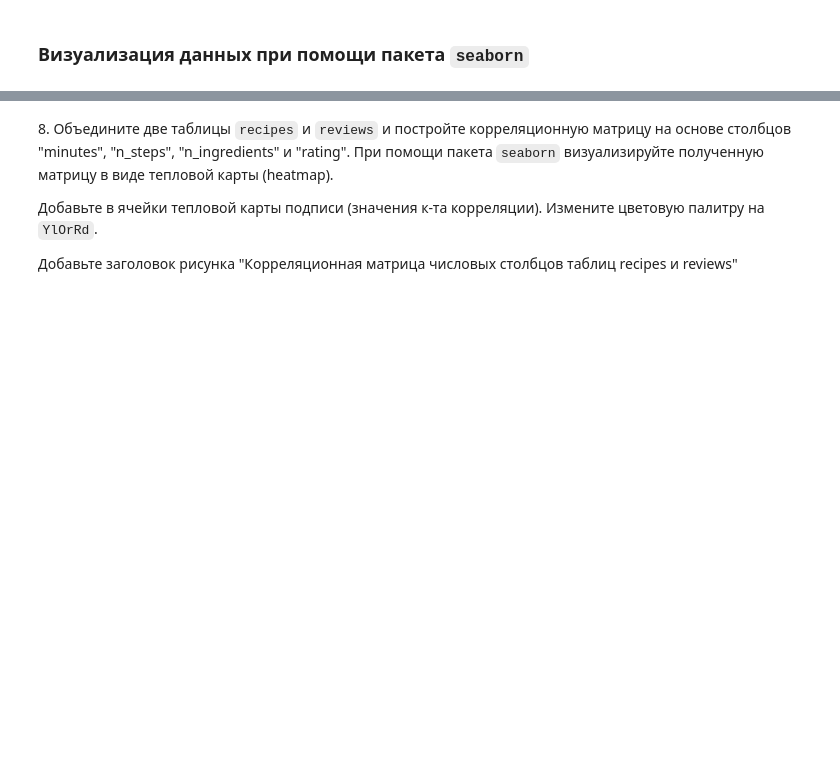
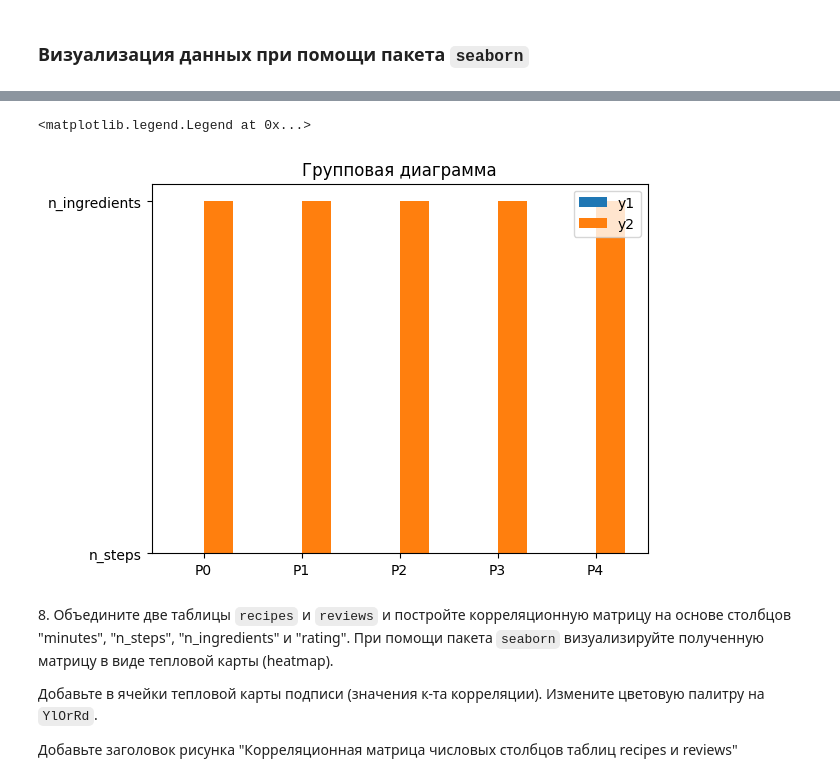
Before and after one commit to ms236566/-, a Jupyter notebook: 05_visualization_MoskvichevaOV.ipynb, the cells around one changed output, grey strips where cells are left out. Saved outputs shown, nothing was run; the diff lists cells and outputs as text; code cells hidden in the pictures; blank space fills up the shorter version.

```diff
--- a/05_visualization_MoskvichevaOV.ipynb
+++ b/05_visualization_MoskvichevaOV.ipynb
@@ -409,3 +393,21 @@ AttributeError: 'DataFrame' object has no attribute 'displot'
+# %%
+import seaborn as sns
+chart = [f'P{i}' for i in range(5)]
+
+y1 = ['n_steps']
+y2 = ['n_ingredients']
+width = 0.3
+x = np.arange(len(chart))
+fig, ax = plt.subplots()
+rects1 = ax.bar(x - width/2, y1, width, label='y1')
+rects2 = ax.bar(x + width/2, y2, width, label='y2')
+ax.set_title('Групповая диаграмма')
+ax.set_xticks(x)
+ax.set_xticklabels(chart)
+ax.legend()
+# %% [output]
+<matplotlib.legend.Legend at 0x...>
+[figure, added]
 # %% [markdown]
 8\. Объедините две таблицы `recipes` и `reviews` и постройте корреляционную матрицу на основе столбцов "minutes", "n_steps", "n_ingredients" и "rating". При помощи пакета `seaborn` визуализируйте полученную матрицу в виде тепловой карты (heatmap).
 
```
Also changed, not shown: parts of 11 cells of this notebook.
